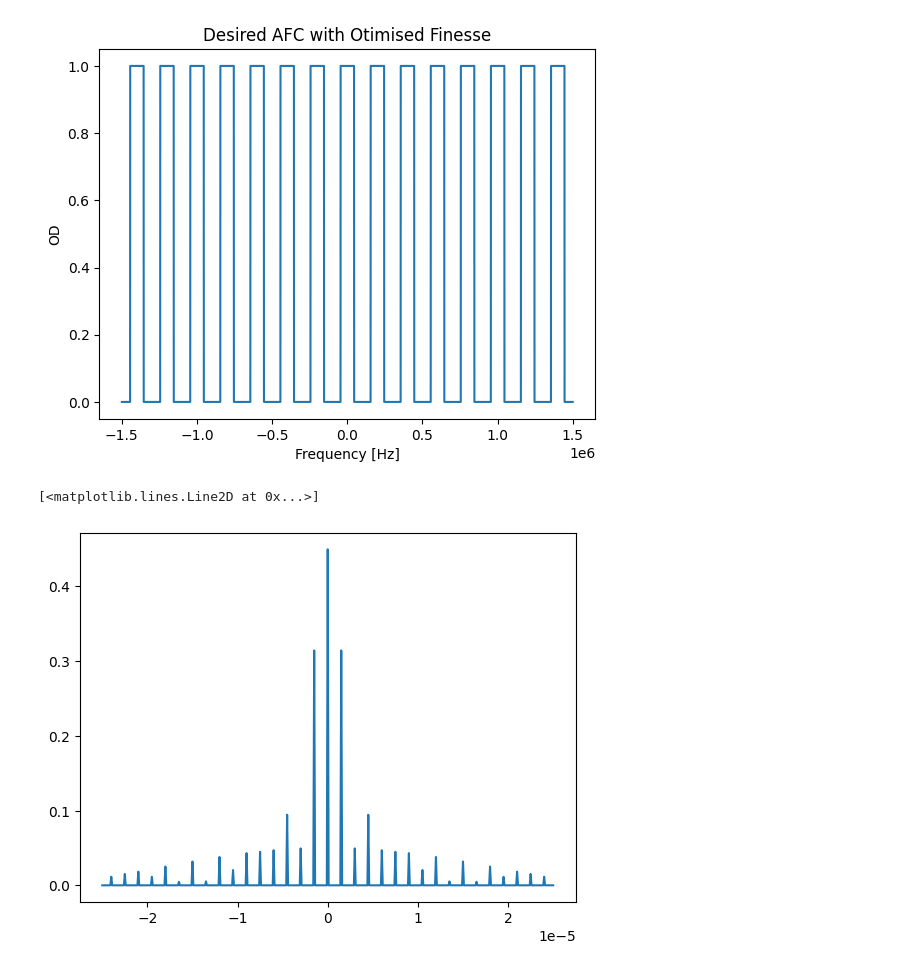
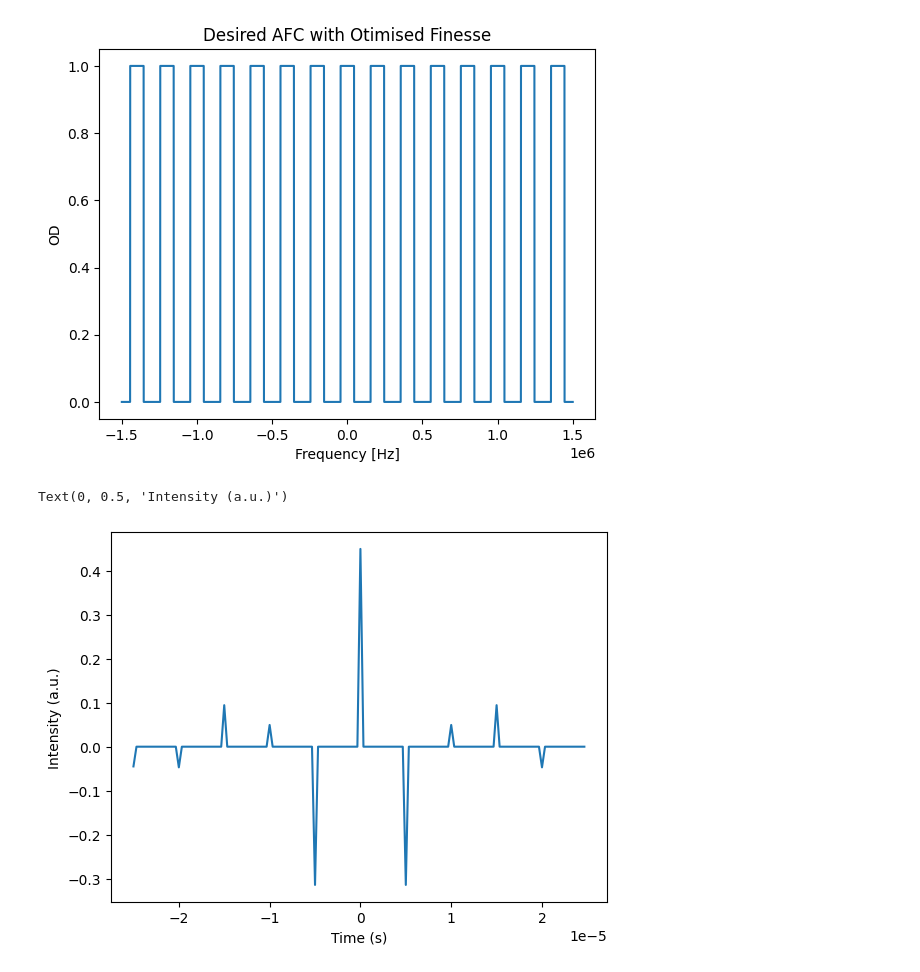
Before and after one commit to JUOM2016/Optimal-AFC-Preperation, a Jupyter notebook: optimal_afc_shape.ipynb, the cells around one changed output. Cells and saved outputs as stored; diff of their text form; code cells hidden in the pictures.

```diff
--- a/optimal_afc_shape.ipynb
+++ b/optimal_afc_shape.ipynb
@@ -14,7 +14,7 @@ Delta = 1/tau # AFC tooth seperation
 F_opt = np.pi/(np.arctan((2*np.pi)/OD)) # Optimal finesse calculation
 gamma = Delta/F_opt
 
-samples = int(1e7)
+samples = int(1e8)
 f = 3E6 # absorption feature width
 freq = np.linspace(-f/2,f/2,samples)
 
@@ -31,19 +31,22 @@ Text(0, 0.5, 'OD')
 # %%
 # Fourier Transform of AFC
 
 AFC_train = ifftshift(ifft(AFC))
-time = ifftshift(fftfreq(samples))
+time = ifftshift(fftfreq(n=np.size(freq), d=f/samples))
 
 train_width = 50e-6    # width of pulse train
 
 idx_train = np.where((time >= -train_width/2) & (time < train_width/2))
 
 plt.figure()
-plt.plot(time[idx_train],np.abs(AFC_train[idx_train]))
-# plt.axis([-train_width, train_width, 0, 0.5])
+
+plt.plot(time[idx_train],np.real(AFC_train[idx_train]))
+
+plt.xlabel('Time (s)')
+plt.ylabel('Intensity (a.u.)')
 # %% [output]
-[<matplotlib.lines.Line2D at 0x...>]
+Text(0, 0.5, 'Intensity (a.u.)')
-[figure, old version]
+[figure, new version]
 # %%
 # AFC from Pulse Train
 
```
Also changed, not shown: parts of 1 cell of this notebook, 1 other file.
